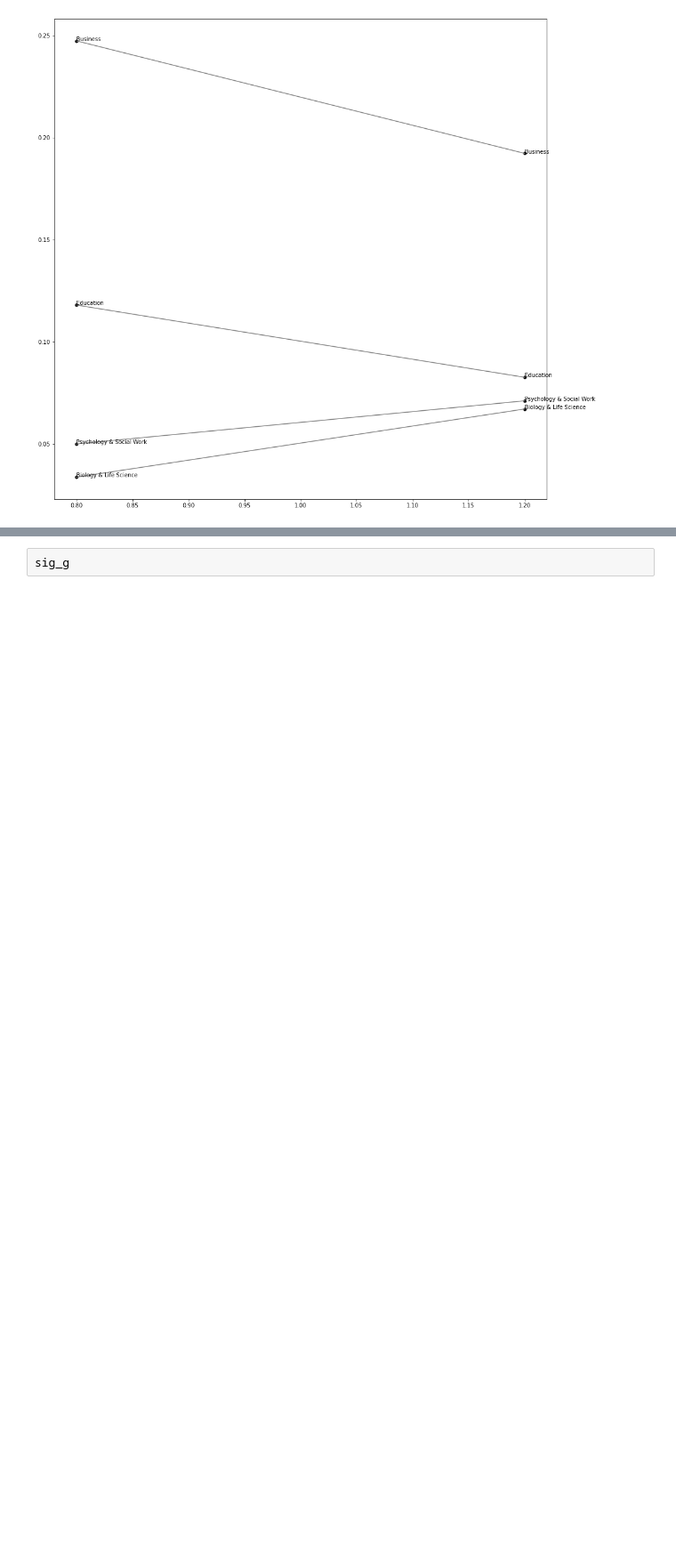
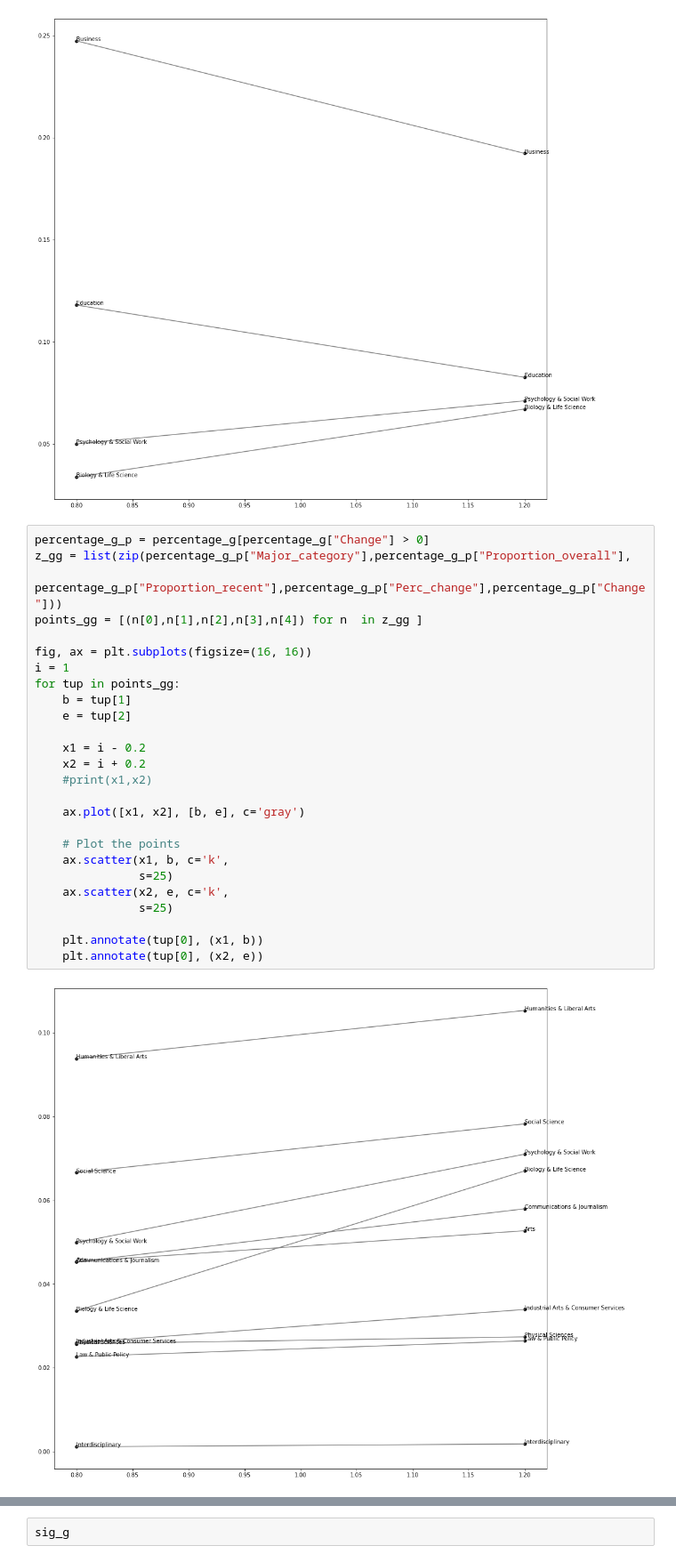
Before and after one commit to sulayman-ali/CAI, a Jupyter notebook: EDA.ipynb, the cells around one changed output, grey strips where cells are left out. Shown at 89% size. Drawn from its saved outputs; the diff is of its cells as text; blank space fills up the shorter version.

```diff
--- a/EDA.ipynb
+++ b/EDA.ipynb
@@ -234,3 +234,31 @@ for tup in points_g:
     plt.annotate(tup[0], (x2, e))
 # %% [output]
 [figure]
+# %%
+percentage_g_p = percentage_g[percentage_g["Change"] > 0]
+z_gg = list(zip(percentage_g_p["Major_category"],percentage_g_p["Proportion_overall"],
+                percentage_g_p["Proportion_recent"],percentage_g_p["Perc_change"],percentage_g_p["Change"]))
+points_gg = [(n[0],n[1],n[2],n[3],n[4]) for n  in z_gg ]
+
+fig, ax = plt.subplots(figsize=(16, 16))
+i = 1
+for tup in points_gg:
+    b = tup[1]
+    e = tup[2]
+
+    x1 = i - 0.2
+    x2 = i + 0.2
+    #print(x1,x2)
+
+    ax.plot([x1, x2], [b, e], c='gray')
+
+    # Plot the points
+    ax.scatter(x1, b, c='k',
+               s=25)
+    ax.scatter(x2, e, c='k',
+               s=25)
+
+    plt.annotate(tup[0], (x1, b))
+    plt.annotate(tup[0], (x2, e))
+# %% [output]
+[figure, added]
```
Also changed, not shown: parts of 1 cell of this notebook, 4 other files.
